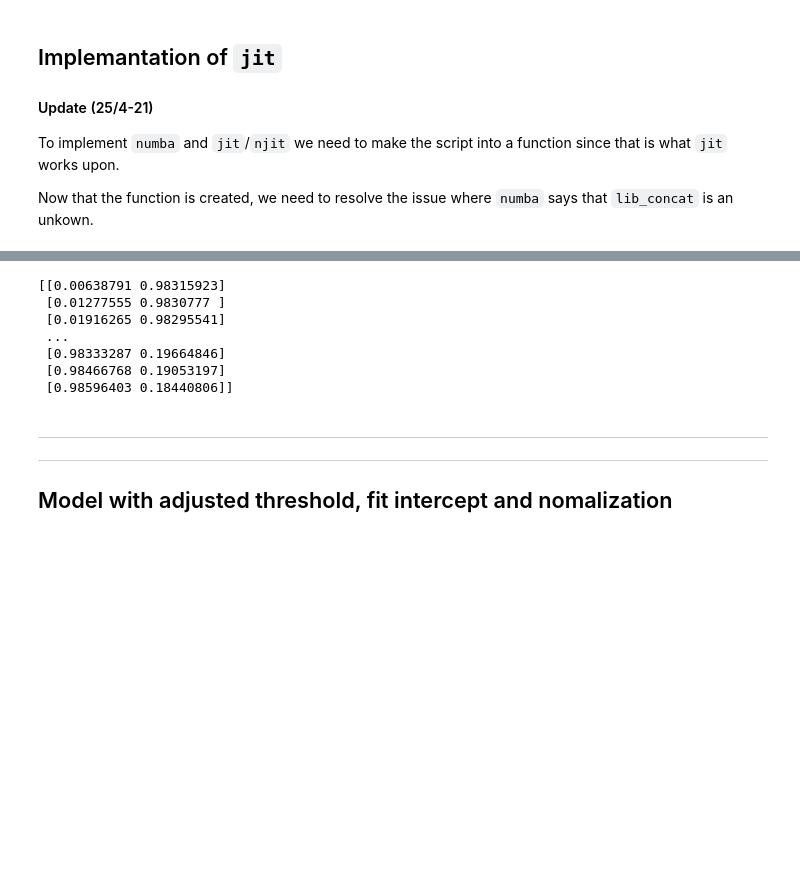
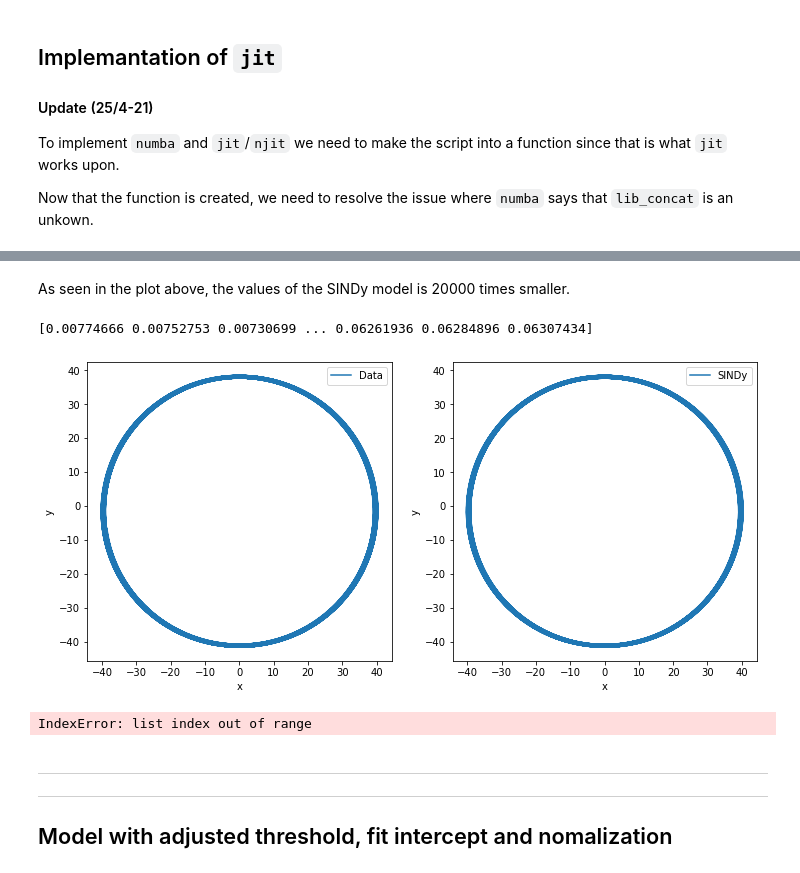
Before and after one commit to tobiashalling/SolarSINDy, a Jupyter notebook: SINDy test.ipynb, the cells around one changed output, grey strips where cells are left out. Saved outputs shown, nothing was run; the diff lists cells and outputs as text; code cells hidden in the pictures; blank space fills up the shorter version.

```diff
--- a/SINDy test.ipynb
+++ b/SINDy test.ipynb
@@ -405,10 +445,27 @@ ValueError: Found array with 0 feature(s) (shape=(100000, 0)) while a minimum of
+# %% [markdown]
+As seen in the plot above, the values of the SINDy model is 20000 times smaller.
+# %%
+at_x = -39.476*f0(xt[:, 0], xt[:, 1]) + 0.249*f1(xt[:, 0], xt[:, 1])
+at_y = -0.249*f0(xt[:, 0], xt[:, 1]) + -39.477*f1(xt[:, 0], xt[:, 1])
+
+plot(at[:, 0], at[:, 1], at_x, at_y)
+print(at[:, 0]-at_x)
+# %% [output]
+[0.00774666 0.00752753 0.00730699 ... 0.06261936 0.06284896 0.06307434]
+[figure, added]
+# %%
+u0 = lambda x,y : x/(x**2+y**2)**(3/2)
+u1 = lambda x,y : y/(x**2+y**2)**(3/2)
+
+u_eval = np.array([u0(xt[:, 0], xt[:, 1]), u1(xt[:, 0], xt[:, 1])]).T
+
+model = ps.SINDy(
+        optimizer=optimizer,
+        feature_names = ['x', 'y'])
+
+model.fit(tdot, t=tt, x_dot=at, u=u_eval)
+model.print()
+# %% [output]
+IndexError: list index out of range
 # %%
-print(xt)
+ xt
-# %% [output]
-[[0.00638791 0.98315923]
- [0.01277555 0.9830777 ]
- [0.01916265 0.98295541]
- ...
- [0.98333287 0.19664846]
- [0.98466768 0.19053197]
- [0.98596403 0.18440806]]
```
Also changed, not shown: parts of 10 cells of this notebook, 26 other files.
